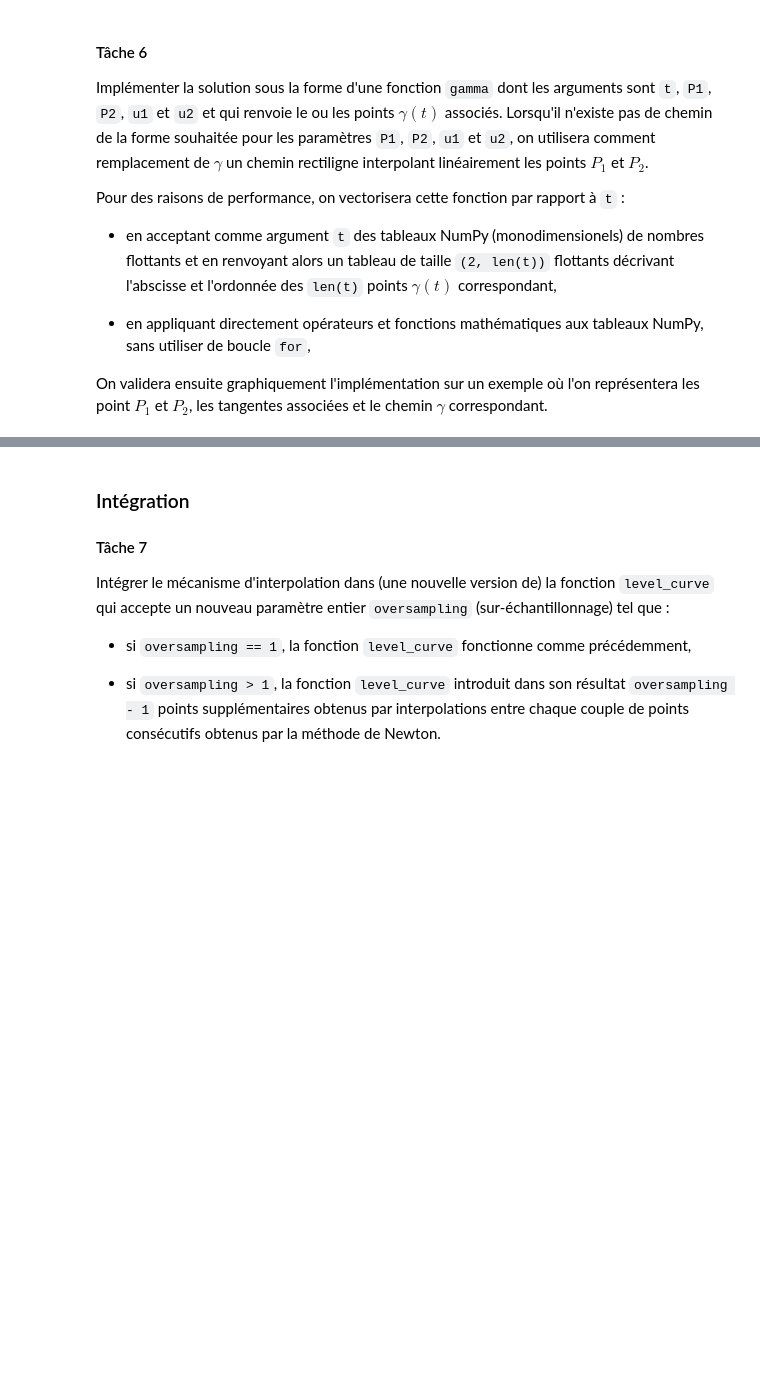
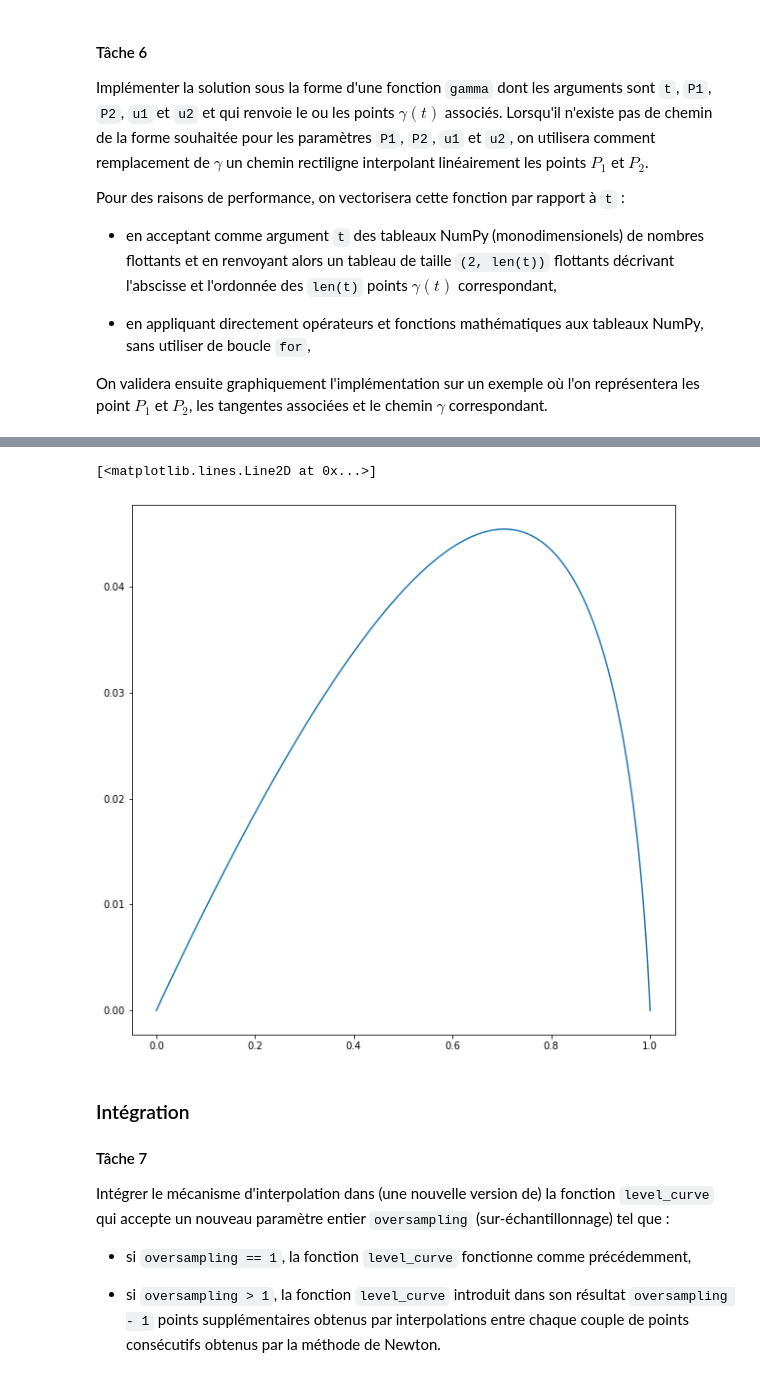
Before and after one commit to GabrielCi77/CalculDiffProjet1CiorKarroucha, a Jupyter notebook: Courbes de niveau - Enoncé.ipynb, the cells around one changed output, grey strips where cells are left out. Drawn from its saved outputs; the diff is of its cells as text; code cells hidden in the pictures; blank space fills up the shorter version.

```diff
--- a/Courbes de niveau - Enoncé.ipynb
+++ b/Courbes de niveau - Enoncé.ipynb
@@ -482,3 +515,36 @@ SyntaxError: unexpected EOF while parsing (<ipython-input-25-5ad314057433>, line
+# %%
+def gamma(t,P1,P2,u1,u2): ##avec les valeurs de t allant de 0 à 1
+    C=np.ones((2,len(t)))
+    i1,j1,i2,j2=u1[0],u1[1],u2[0],u2[1]
+    x1,y1,x2,y2=P1[0],P1[1],P2[0],P2[1]
+    det12=i1*j2-j1*i2
+    if np.any((P1-P2)!=0) and det12 != 0:
+        lam=2*(j2*(x2-x1)-i2*(y2-y1))/det12
+        mu=2*(i1*(y2-y1)-j1*(x2-x1))/det12
+        if lam>0 or mu>0:
+            a=x1;b=lam*i1;c=(mu*i2-lam*i1)/2;d=y1;e=lam*j1;f=(mu*j2-lam*j1)/2
+            C[0]=a+b*t+c*(t**2)
+            C[1]=d+e*t+f*(t**2)
+        else:
+            a=x1;d=y1;b=x2-x1;e=y2-y1
+            C[0]=a+b*t
+            C[1]=d+e*t
+    else:
+        a=x1;d=y1;b=x2-x1;e=y2-y1
+        C[0]=a+b*t
+        C[1]=d+e*t
+    return C
+# %%
+P1=np.array([0.0,0.0])
+P2=np.array([1.0,0.0])
+u1=np.array([1,0.1])
+u2=np.array([-0.1,0.1])
+t=np.array([0.01*i for i in range(101)])
+C1=gamma(t,P1,P2,u1,u2)
+plt.plot(C1[0],C1[1])
+# %% [output]
+[<matplotlib.lines.Line2D at 0x...>]
+[figure, added]
 # %% [markdown]
 ### Intégration
 
```
Also changed, not shown: parts of 12 cells of this notebook.
